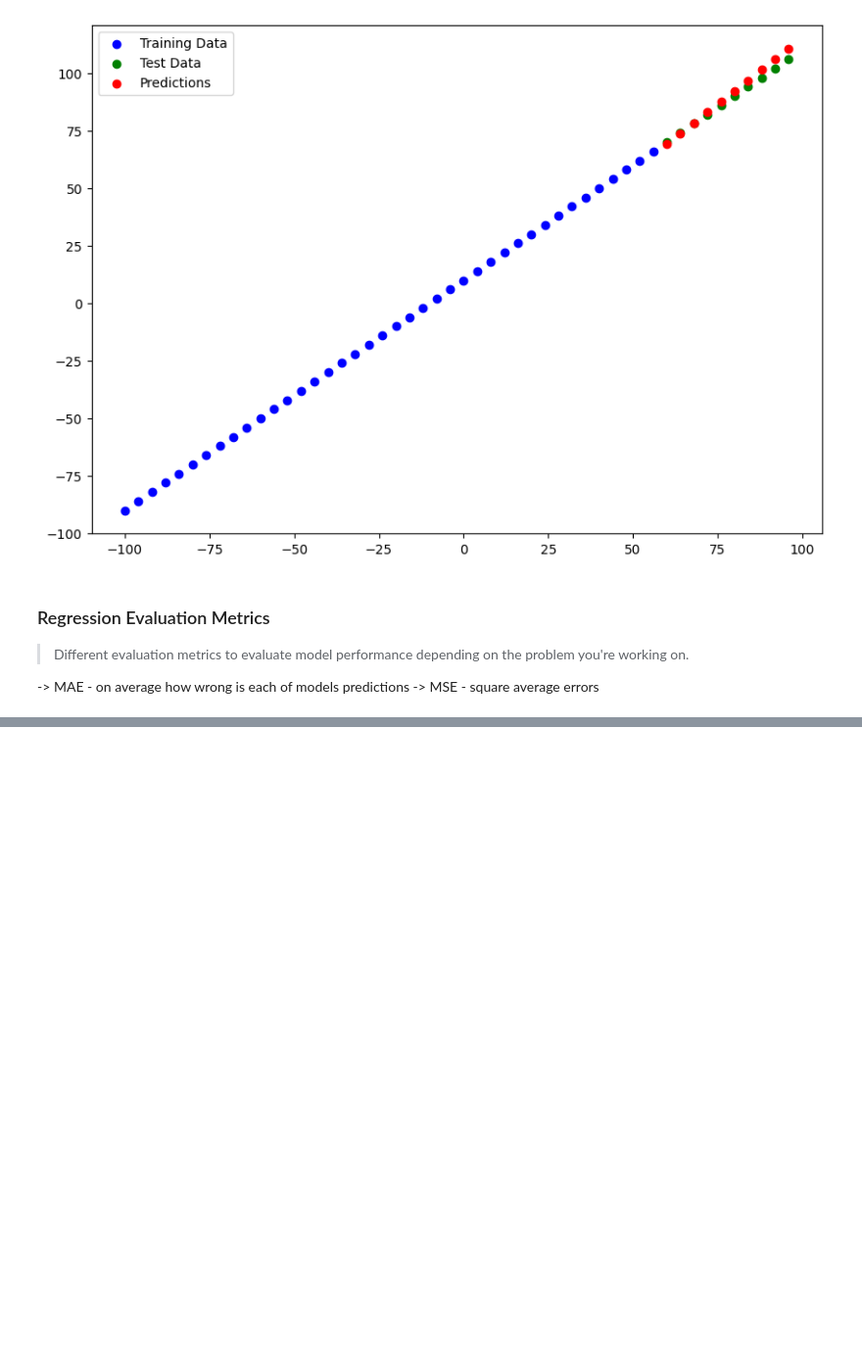
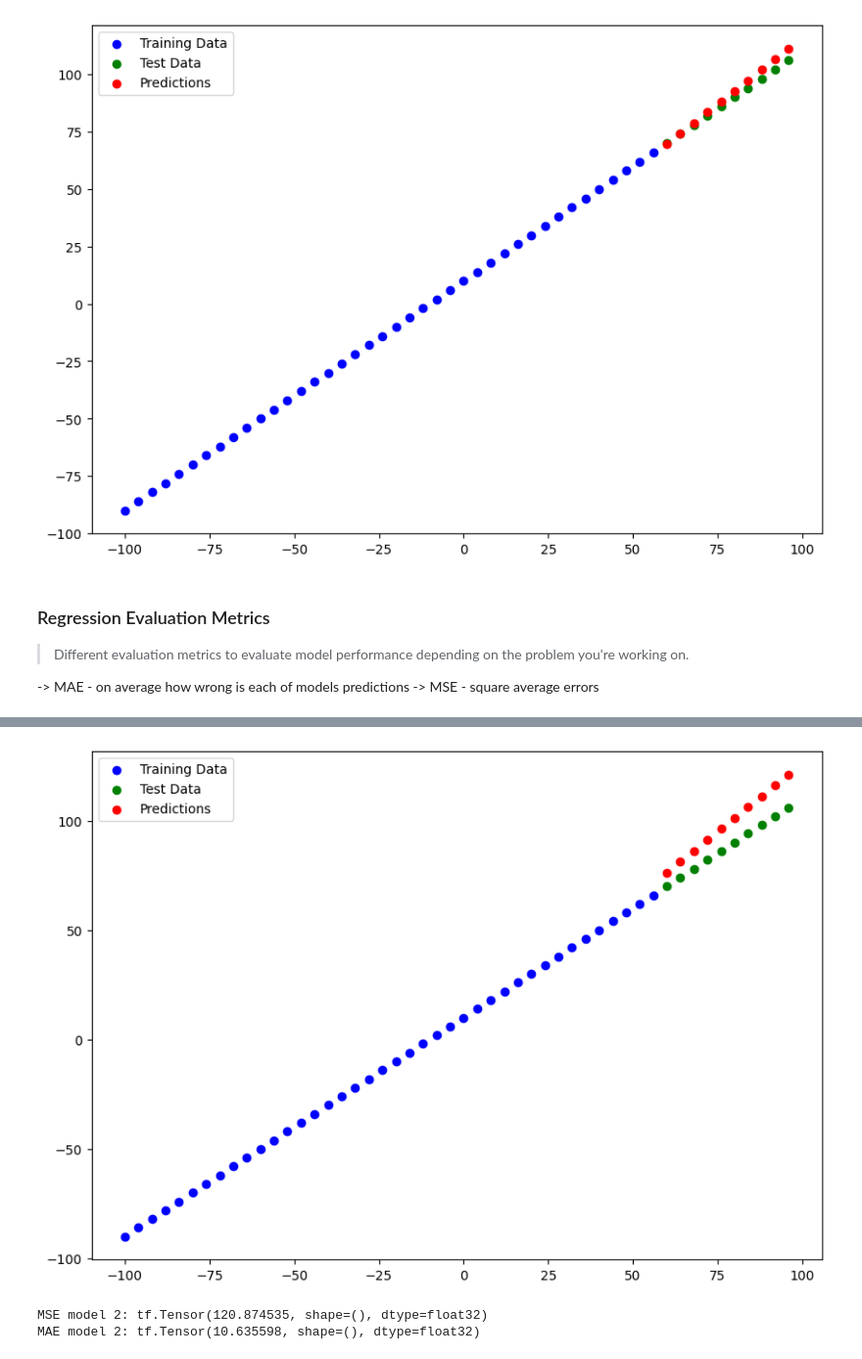
Before and after one commit to kiansweeney11/programming-freetime, a Jupyter notebook: tensorflow_tutorial001fundamentals.ipynb, the cells around one changed output, grey strips where cells are left out. Shown at 98% size. Saved outputs shown, nothing was run; the diff lists cells and outputs as text; code cells hidden in the pictures; blank space fills up the shorter version.

```diff
--- a/tensorflow_tutorial001fundamentals.ipynb
+++ b/tensorflow_tutorial001fundamentals.ipynb
@@ -1200,0 +1259,14 @@ def mse(y_t, y_predicted):
+# %%
+## model 2
+tf.random.set_seed(42)
+
+model_2 = tf.keras.Sequential([
+    tf.keras.layers.Dense(10),
+    tf.keras.layers.Dense(1)
+])
+
+model_2.compile(loss = tf.keras.losses.mae,
+                optimizer = tf.keras.optimizers.SGD(),
+                metrics = ["mae"])
+
+model_2.fit(tf.expand_dims(X_train, axis=-1), y_train, epochs = 100)
@@ -1200,0 +1292,6 @@ def mse(y_t, y_predicted):
+# %%
+## track results
+## make plot predictions on model 1
+y_pred2 = model_2.predict(X_test)
+plot_predictions(X_train, y_train, X_test, y_test, y_pred2)
+# %% [output]
@@ -1200,0 +1299,11 @@ def mse(y_t, y_predicted):
+[figure, added]
+# %%
+### evaluation metrics
+
+print("MSE model 2: " + str(mse(y_test, y_pred2)))
+print("MAE model 2: " + str(mae(y_test, y_pred2)))
+
+## worse than before
+# %% [output]
+MSE model 2: tf.Tensor(120.874535, shape=(), dtype=float32)
+MAE model 2: tf.Tensor(10.635598, shape=(), dtype=float32)
```
Also changed, not shown: parts of 30 cells of this notebook.
